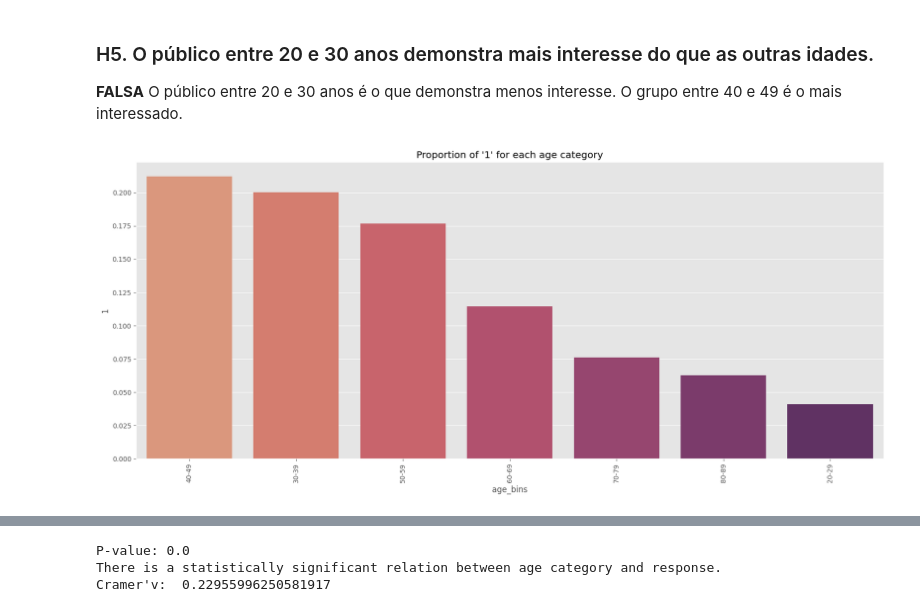
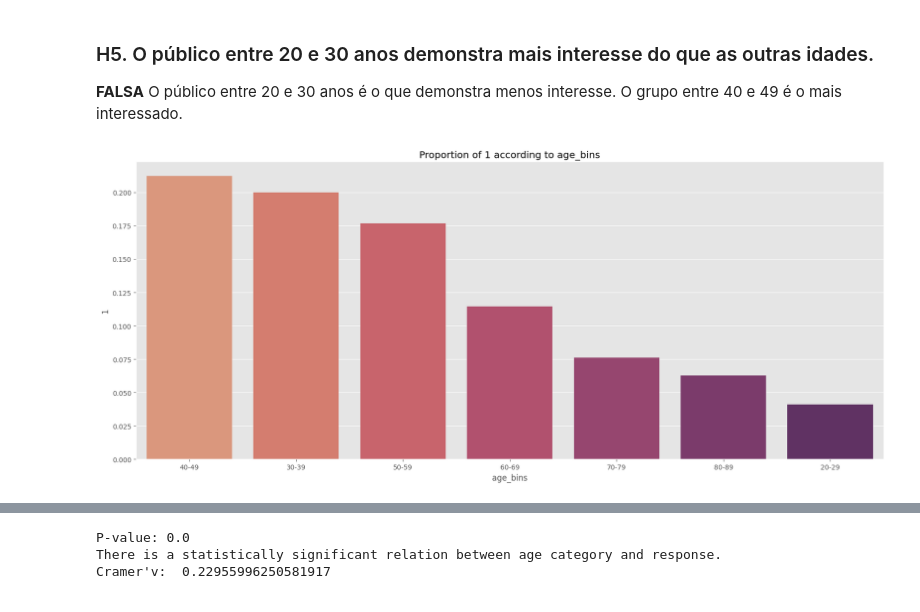
Before and after one commit to AllanCasado/health-insurance-cross-sell, a Jupyter notebook: notebooks/health_insurance_cross_sell.ipynb, the cells around one changed output, grey strips where cells are left out. Drawn from its saved outputs; the diff is of its cells as text; code cells hidden in the pictures.

```diff
--- a/notebooks/health_insurance_cross_sell.ipynb
+++ b/notebooks/health_insurance_cross_sell.ipynb
@@ -743,18 +756,7 @@ group1 group2  meandiff  p-adj    lower      upper    reject
 ### H5. O público entre 20 e 30 anos demonstra mais interesse do que as outras idades.
 **FALSA** O público entre 20 e 30 anos é o que demonstra menos interesse. O grupo entre 40 e 49 é o mais interessado.
 # %%
-grouped_age_bins = pd.DataFrame(df3.groupby("age_bins")["response"].value_counts(normalize=True))
-grouped_age_bins.rename(columns={'response':'proportion'}, inplace=True)
-grouped_age_bins.reset_index(inplace=True)
-grouped_age_bins = pd.pivot(grouped_age_bins, index='response', columns='age_bins', values='proportion').T
-grouped_age_bins.reset_index(inplace=True)
+grouped_age_bins = get_proportion_by_category('age_bins')
+plot_proportion_by_category(grouped_age_bins, 'age_bins')
+# %% [output]
+[figure, added]
-# %%
-plt.figure(figsize=(20, 8))
-sns.barplot(grouped_age_bins, x='age_bins', y=1,
-            order=grouped_age_bins.sort_values(by=[1], ascending=False)['age_bins'],
-            palette='flare')
-plt.xticks(rotation=90)
-plt.title("Proportion of '1' for each age category")
-plt.show()
-# %% [output]
-[figure, removed]
```
Also changed, not shown: parts of 16 cells of this notebook.
